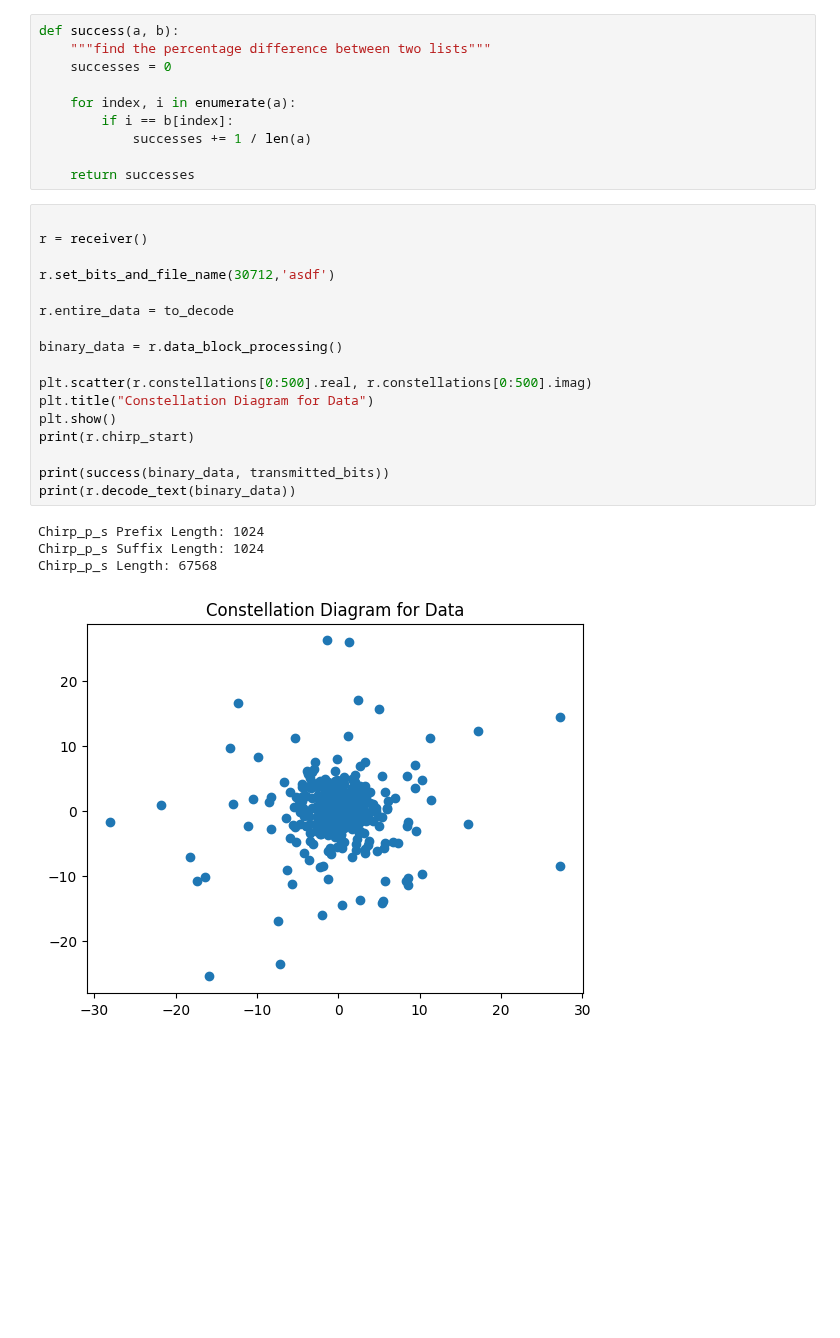
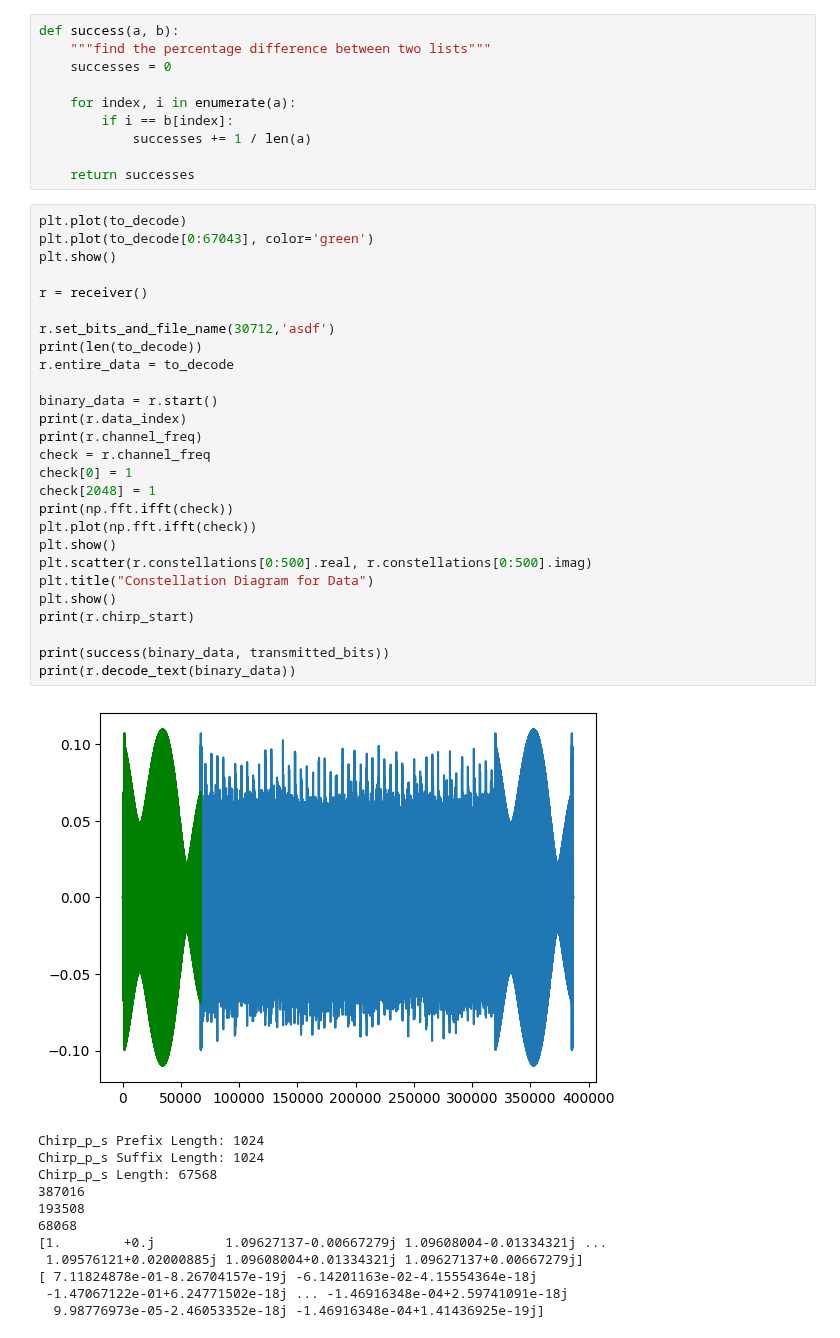
Before and after one commit to kmcm0707/GF3, a Jupyter notebook: ldpc_jossy/max_test_3.ipynb, the cells around one changed output. Drawn from its saved outputs; the diff is of its cells as text; blank space fills up the shorter version.

```diff
--- a/ldpc_jossy/max_test_3.ipynb
+++ b/ldpc_jossy/max_test_3.ipynb
@@ -48,24 +49,42 @@ def success(a, b):
 
     return successes
 # %%
+plt.plot(to_decode)
+plt.plot(to_decode[0:67043], color='green')
+plt.show()
 
 r = receiver()
 
 r.set_bits_and_file_name(30712,'asdf')
-
+print(len(to_decode))
 r.entire_data = to_decode
 
-binary_data = r.data_block_processing()
-
+binary_data = r.start()
+print(r.data_index)
+print(r.channel_freq)
+check = r.channel_freq
+check[0] = 1
+check[2048] = 1
+print(np.fft.ifft(check))
+plt.plot(np.fft.ifft(check))
+plt.show()
 plt.scatter(r.constellations[0:500].real, r.constellations[0:500].imag)
 plt.title("Constellation Diagram for Data")
 plt.show()
 print(r.chirp_start)
 
 print(success(binary_data, transmitted_bits))
 print(r.decode_text(binary_data))
 # %% [output]
+[figure, new version]
 Chirp_p_s Prefix Length: 1024
 Chirp_p_s Suffix Length: 1024
 Chirp_p_s Length: 67568
+387016
+193508
+68068
+[1.        +0.j         1.09627137-0.00667279j 1.09608004-0.01334321j ...
+ 1.09576121+0.02000885j 1.09608004+0.01334321j 1.09627137+0.00667279j]
+[ 7.11824878e-01-8.26704157e-19j -6.14201163e-02-4.15554364e-18j
+ -1.47067122e-01+6.24771502e-18j ... -1.46916348e-04+2.59741091e-18j
+  9.98776973e-05-2.46053352e-18j -1.46916348e-04+1.41436925e-19j]
-[figure, old version]
```
Also changed, not shown: parts of 3 cells of this notebook, 4 other files.
